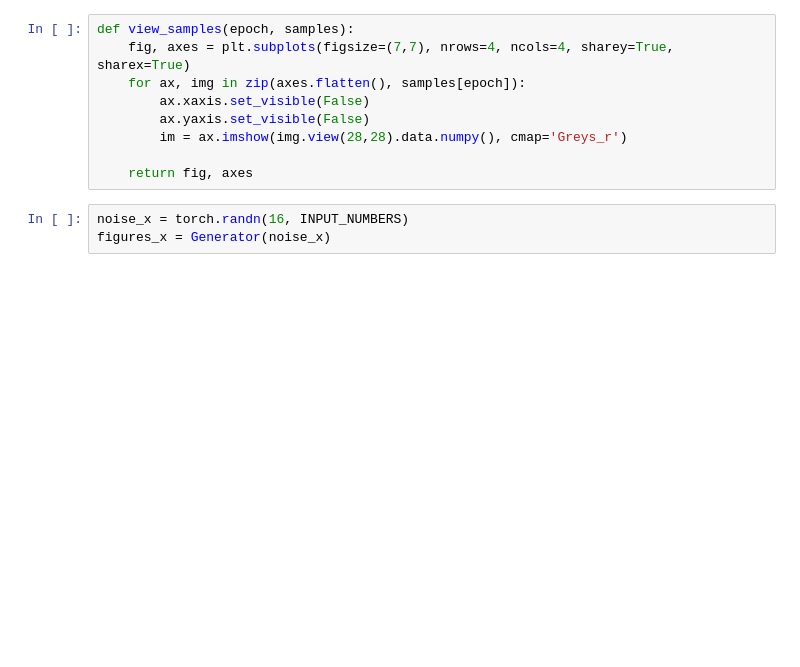
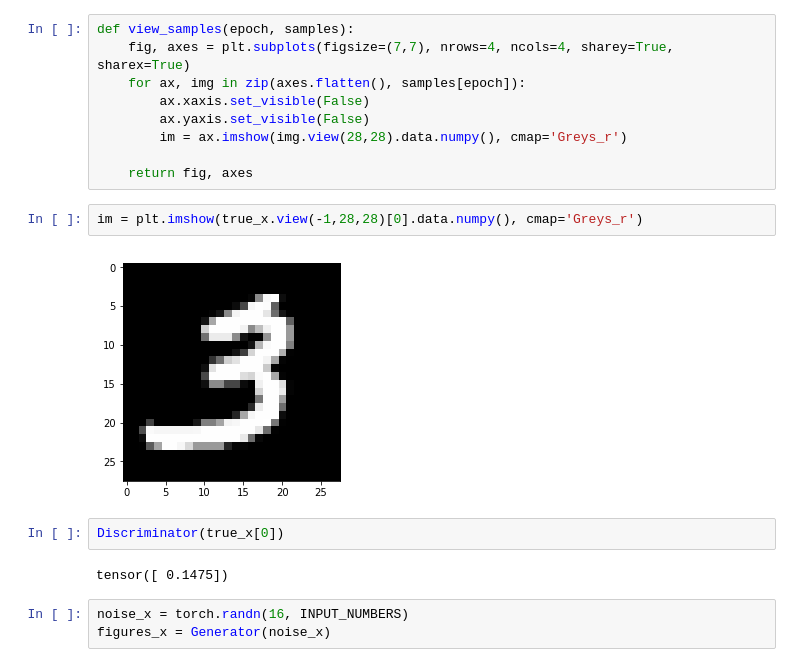
Before and after one commit to pebblecoin/udacity_deep_learning_nanodegree, a Jupyter notebook: GAN/GAN_MNIST.ipynb, the cells around one changed output. Saved outputs shown, nothing was run; the diff lists cells and outputs as text; blank space fills up the shorter version.

Commit message:
Add some sample plot to demonstrate the plot and some comments for what I have learned so far.

```diff
--- a/GAN/GAN_MNIST.ipynb
+++ b/GAN/GAN_MNIST.ipynb
@@ -121,6 +121,14 @@ def view_samples(epoch, samples):
         im = ax.imshow(img.view(28,28).data.numpy(), cmap='Greys_r')
 
     return fig, axes
+# %%
+im = plt.imshow(true_x.view(-1,28,28)[0].data.numpy(), cmap='Greys_r')
+# %% [output]
+[figure, added]
+# %%
+Discriminator(true_x[0])
+# %% [output]
+tensor([ 0.1475])
 # %%
 noise_x = torch.randn(16, INPUT_NUMBERS)
 figures_x = Generator(noise_x)
```
